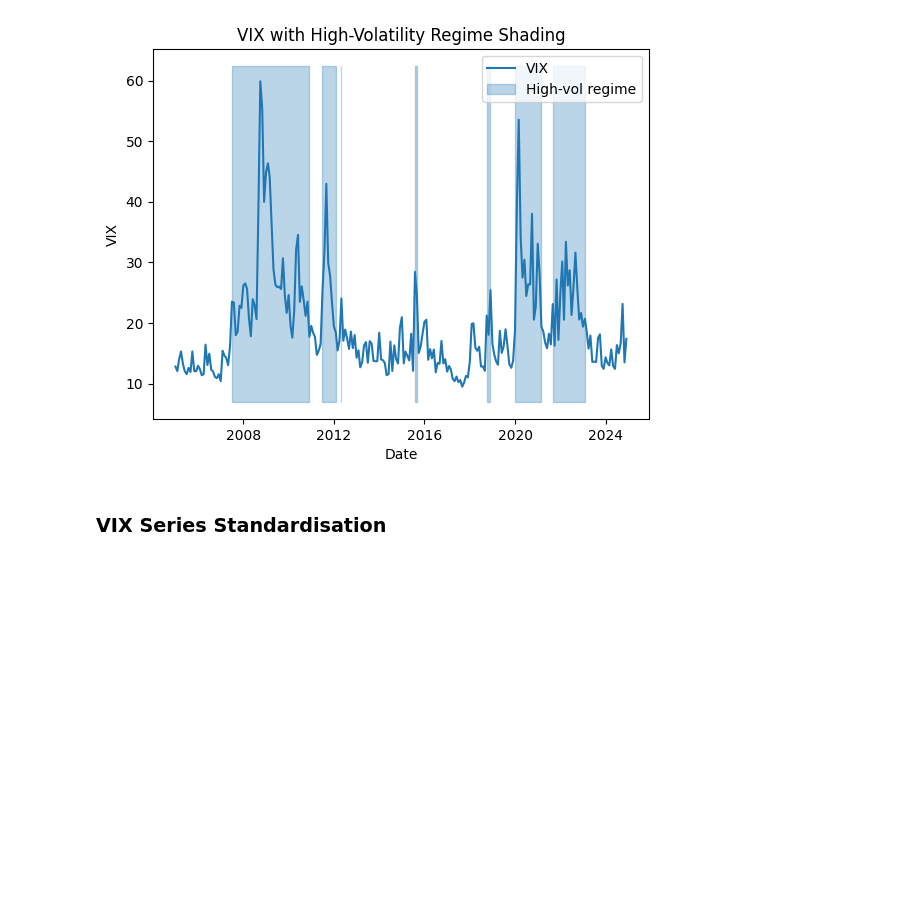
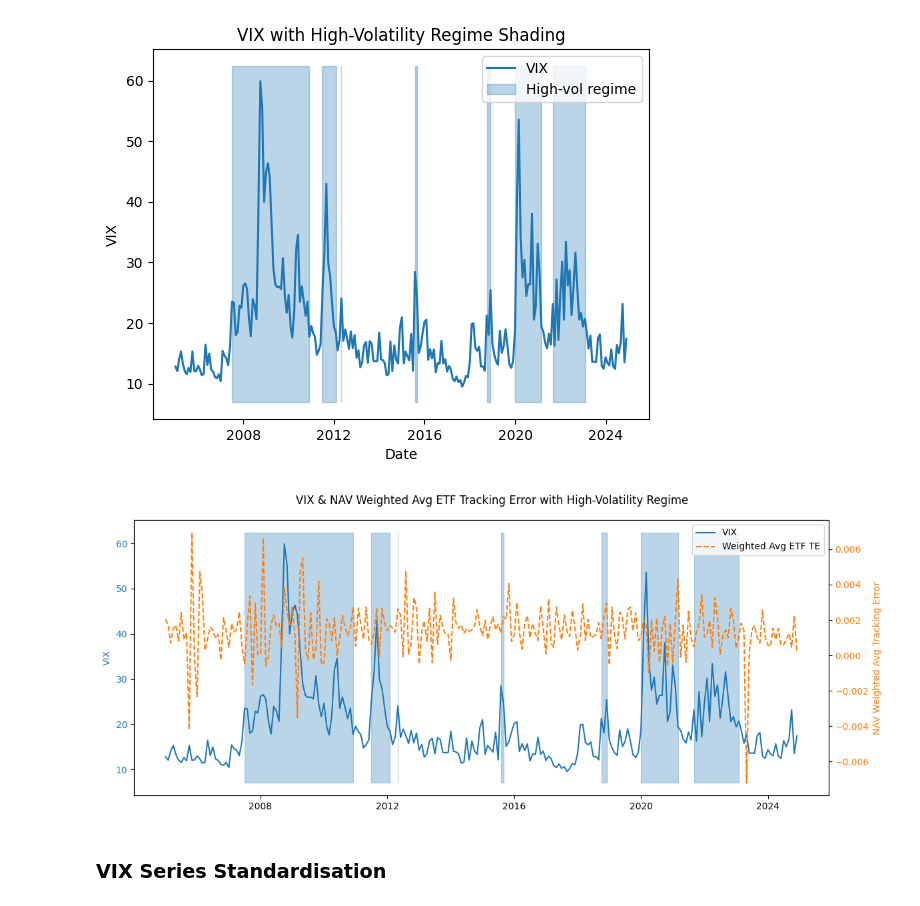
Before and after one commit to AatishDA1/ETF_TD_Forecasting, a Jupyter notebook: etf_te_forecsating_models/etf_te_forecasting_v1.ipynb, the cells around one changed output. Drawn from its saved outputs; the diff is of its cells as text; code cells hidden in the pictures; blank space fills up the shorter version.

```diff
--- a/etf_te_forecsating_models/etf_te_forecasting_v1.ipynb
+++ b/etf_te_forecsating_models/etf_te_forecasting_v1.ipynb
@@ -525,6 +626,61 @@ ax.legend(loc='upper right')
 plt.show()
 # %% [output]
 [figure]
+# %%
+weighted_te = etf_data.copy()
+
+# Drop rows with missing Tracking Error or Net Asset values
+df_clean = weighted_te.dropna(subset=["Tracking_Error", "Net_Assets_USD"])
+
+# Compute the NAV-weighted average tracking error for each date
+weighted_te = (
+    df_clean.groupby("Date")
+            .apply(lambda g: np.average(g["Tracking_Error"], weights=g["Net_Assets_USD"]))
+)
+
+# Align weighted TE and VIX to a common time index
+vix = macro['vix']
+common_index = vix.index.intersection(weighted_te.index)
+vix_aligned = vix.loc[common_index]
+weighted_te_aligned = weighted_te.loc[common_index]
+
+# Fit 2-regime Markov Switching model on VIX
+ms_model = MarkovRegression(vix_aligned, k_regimes=2, trend='c', switching_variance=True)
+ms_res = ms_model.fit(disp=False)
+
+# Extract smoothed probability of being in high-volatility regime (assumed to be Regime 1)
+s = ms_res.smoothed_marginal_probabilities.iloc[:, 1]
+
+# Plot: VIX and NAV-weighted average tracking error with regime shading
+fig, ax1 = plt.subplots(figsize=(12, 5))
+
+# VIX on primary y-axis
+line1, = ax1.plot(vix_aligned.index, vix_aligned.values, label="VIX", color="C0")
+ax1.set_ylabel("VIX", color="C0")
+ax1.tick_params(axis='y', labelcolor="C0")
+
+# Highlight high-volatility periods (probability > 0.35)
+ymin, ymax = ax1.get_ylim()
+ax1.fill_between(vix_aligned.index, ymin, ymax, where=(s > 0.35),
+                 color="C0", alpha=0.3, label="High-vol regime")
+
+# Weighted average TE on secondary y-axis
+ax2 = ax1.twinx()
+line2, = ax2.plot(weighted_te_aligned.index, weighted_te_aligned.values,
+                  label="Weighted Avg ETF TE", linestyle="--", color="C1")
+ax2.set_ylabel("NAV Weighted Avg Tracking Error", color="C1")
+ax2.tick_params(axis='y', labelcolor="C1")
+
+# Title and combined legend
+fig.suptitle("VIX & NAV Weighted Avg ETF Tracking Error with High-Volatility Regime")
+lines = [line1, line2]
+labels = [l.get_label() for l in lines]
+ax1.legend(lines, labels, loc="upper right")
+
+plt.tight_layout()
+plt.show()
+# %% [output]
+[figure, added]
 # %% [markdown]
 ### VIX Series Standardisation
 # %%
```
Also changed, not shown: parts of 21 cells of this notebook, 5 other files.
